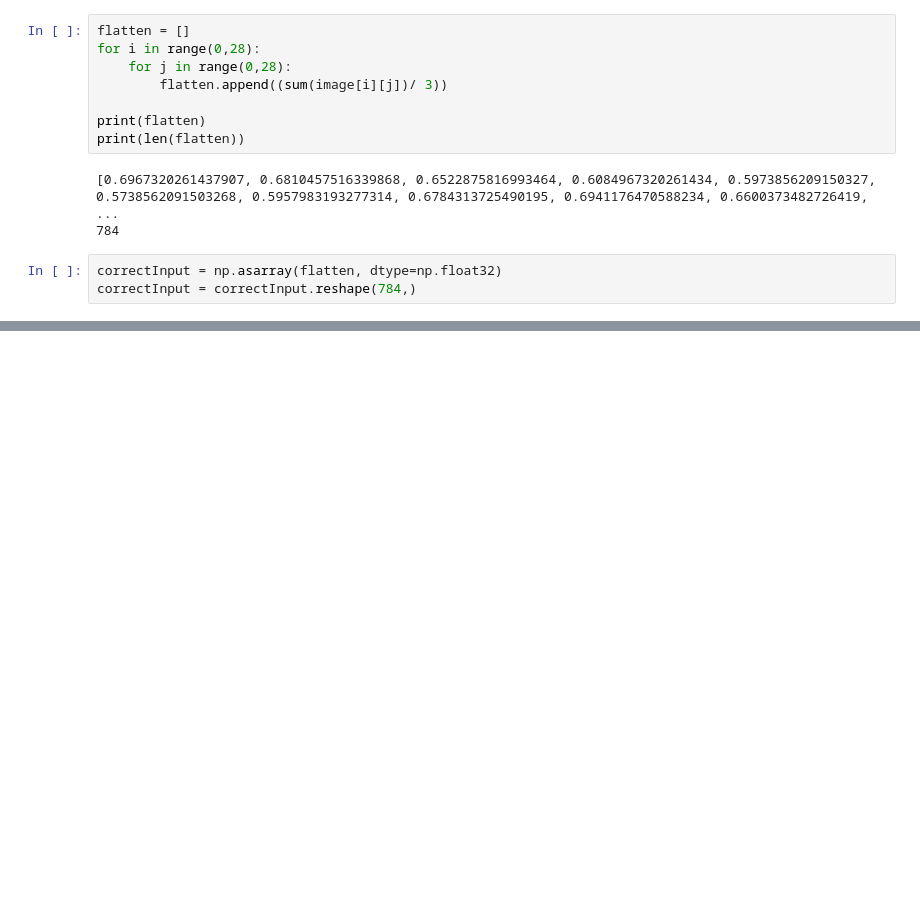
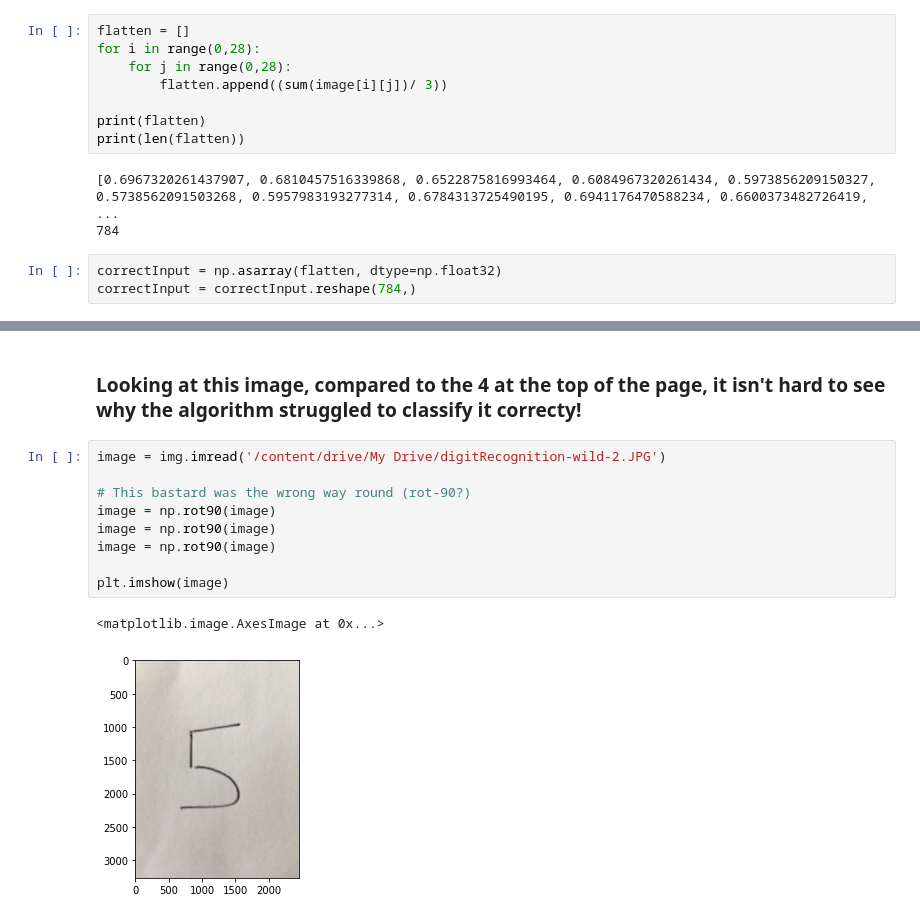
Before and after one commit to jrsmth/Kaggle, a Jupyter notebook: digitRecognition/digitRecognition-actual.ipynb, the cells around one changed output, grey strips where cells are left out. Cells and saved outputs as stored; diff of their text form; blank space fills up the shorter version.

```diff
--- a/digitRecognition/digitRecognition.ipynb
+++ b/digitRecognition/digitRecognition-actual.ipynb
@@ -436,0 +502,14 @@ INFO:tensorflow:Restoring parameters from /content/drive/My Drive/digitRecogniti
+# %% [markdown]
+### Looking at this image, compared to the 4 at the top of the page, it isn't hard to see why the algorithm struggled to classify it correcty!
+# %%
+image = img.imread('/content/drive/My Drive/digitRecognition-wild-2.JPG')
+
+# This bastard was the wrong way round (rot-90?)
+image = np.rot90(image)
+image = np.rot90(image)
+image = np.rot90(image)
+
+plt.imshow(image)
+# %% [output]
+<matplotlib.image.AxesImage at 0x...>
+[figure, added]
```
Also changed, not shown: parts of 12 cells of this notebook.
